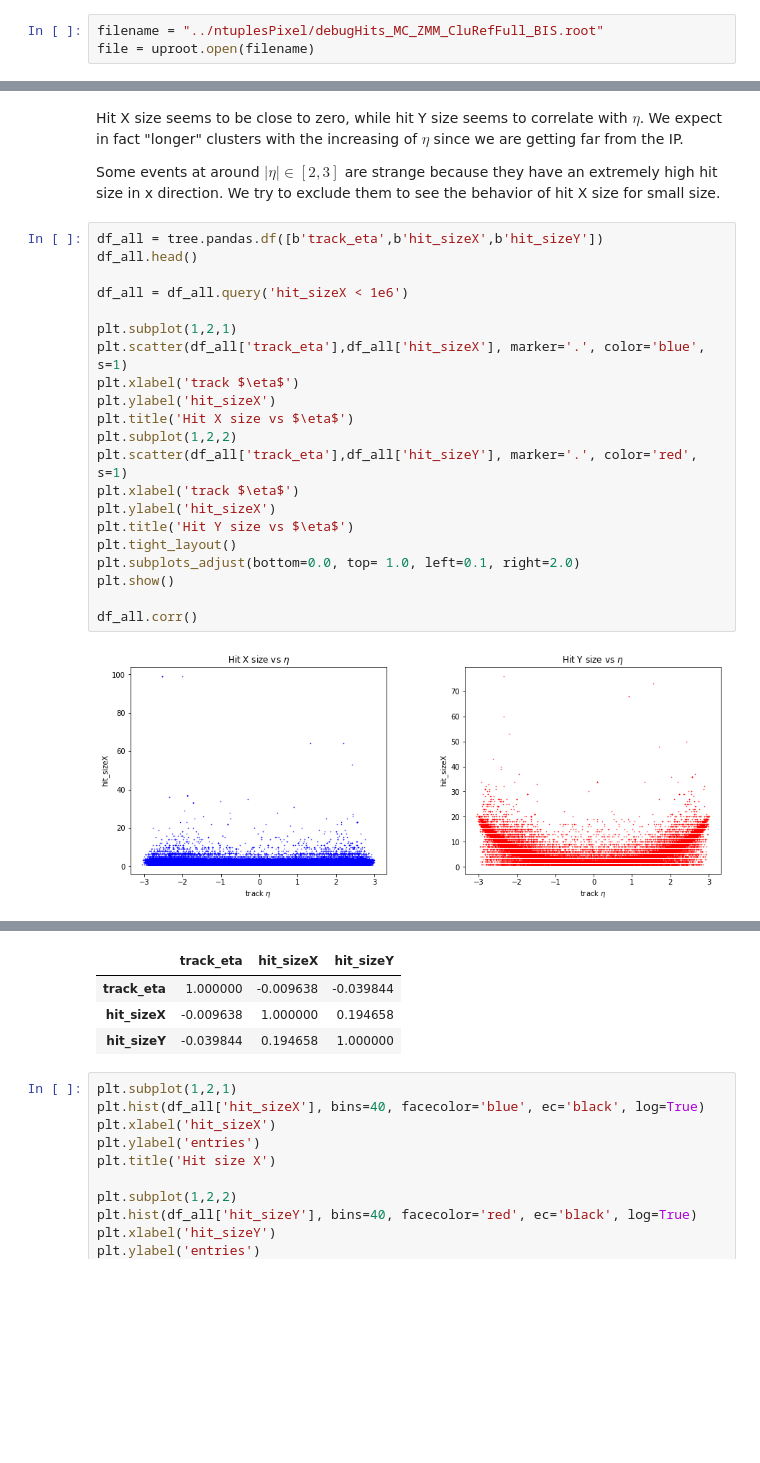
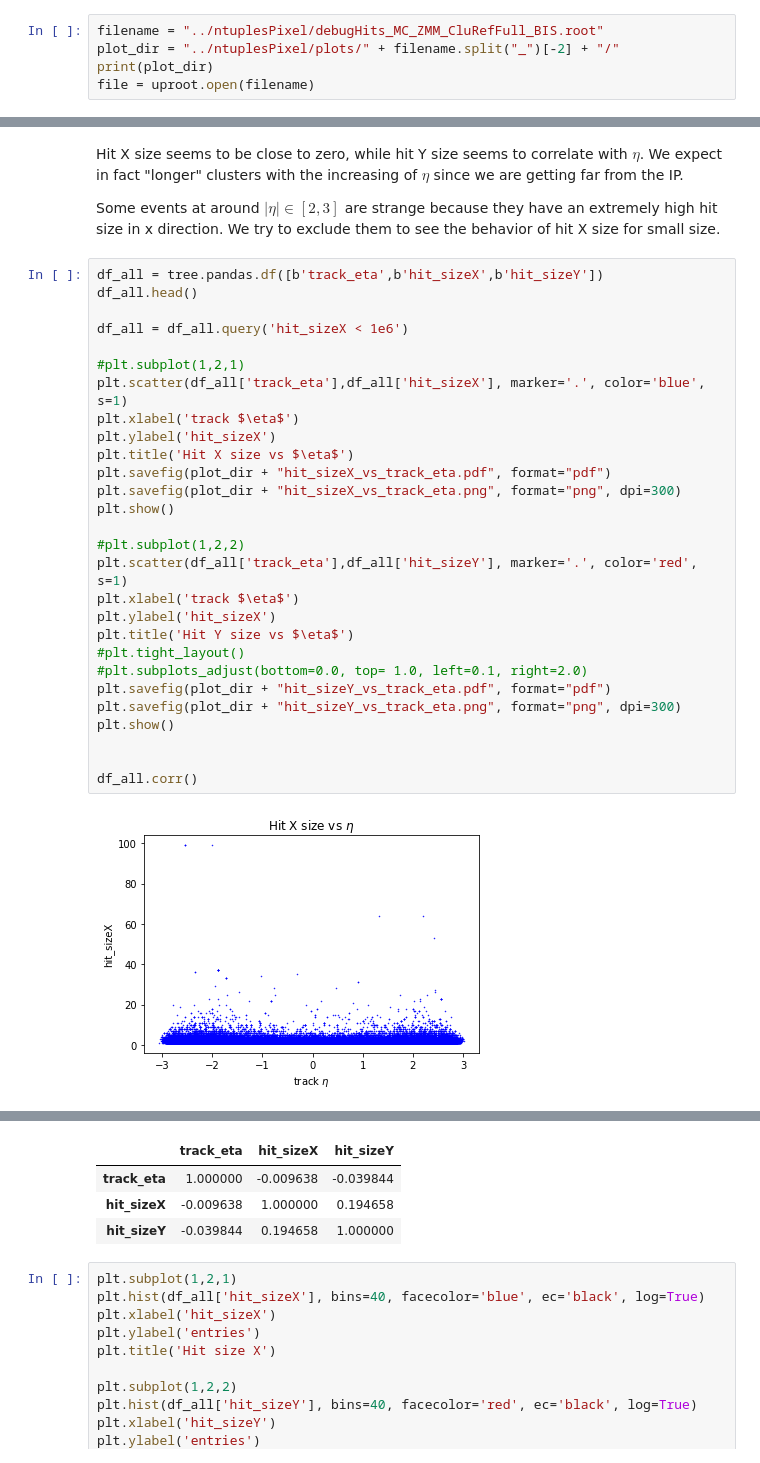
Before and after one commit to mmarchegiani/L1-BrokenClusters, a Jupyter notebook: explore_ntuples.ipynb, the cells around one changed output, grey strips where cells are left out. Saved outputs shown, nothing was run; the diff lists cells and outputs as text; blank space fills up the shorter version.

```diff
--- a/explore_ntuples.ipynb
+++ b/explore_ntuples.ipynb
@@ -5,4 +5,6 @@ import uproot
 import matplotlib.pyplot as plt
 # %%
 filename = "../ntuplesPixel/debugHits_MC_ZMM_CluRefFull_BIS.root"
+plot_dir = "../ntuplesPixel/plots/" + filename.split("_")[-2] + "/"
+print(plot_dir)
 file = uproot.open(filename)
@@ -74,23 +80,30 @@ Some events at around $|\eta| \in [2,3]$ are strange because they have an extrem
 # %%
 df_all = tree.pandas.df([b'track_eta',b'hit_sizeX',b'hit_sizeY'])
 df_all.head()
 
 df_all = df_all.query('hit_sizeX < 1e6')
 
-plt.subplot(1,2,1)
+#plt.subplot(1,2,1)
 plt.scatter(df_all['track_eta'],df_all['hit_sizeX'], marker='.', color='blue', s=1)
 plt.xlabel('track $\eta$')
 plt.ylabel('hit_sizeX')
 plt.title('Hit X size vs $\eta$')
-plt.subplot(1,2,2)
+plt.savefig(plot_dir + "hit_sizeX_vs_track_eta.pdf", format="pdf")
+plt.savefig(plot_dir + "hit_sizeX_vs_track_eta.png", format="png", dpi=300)
+plt.show()
+
+#plt.subplot(1,2,2)
 plt.scatter(df_all['track_eta'],df_all['hit_sizeY'], marker='.', color='red', s=1)
 plt.xlabel('track $\eta$')
 plt.ylabel('hit_sizeX')
 plt.title('Hit Y size vs $\eta$')
-plt.tight_layout()
-plt.subplots_adjust(bottom=0.0, top= 1.0, left=0.1, right=2.0)
+#plt.tight_layout()
+#plt.subplots_adjust(bottom=0.0, top= 1.0, left=0.1, right=2.0)
+plt.savefig(plot_dir + "hit_sizeY_vs_track_eta.pdf", format="pdf")
+plt.savefig(plot_dir + "hit_sizeY_vs_track_eta.png", format="png", dpi=300)
 plt.show()
 
+
 df_all.corr()
 # %% [output]
-[figure, old version]
+[figure, new version]
```
Also changed, not shown: parts of 3 cells of this notebook.
